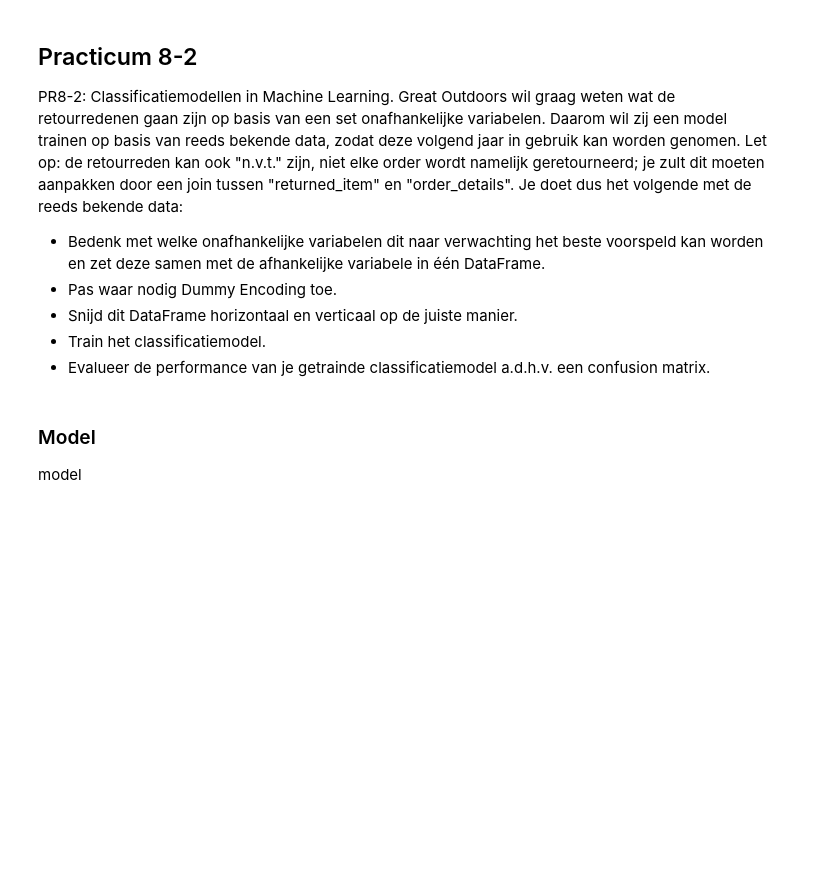
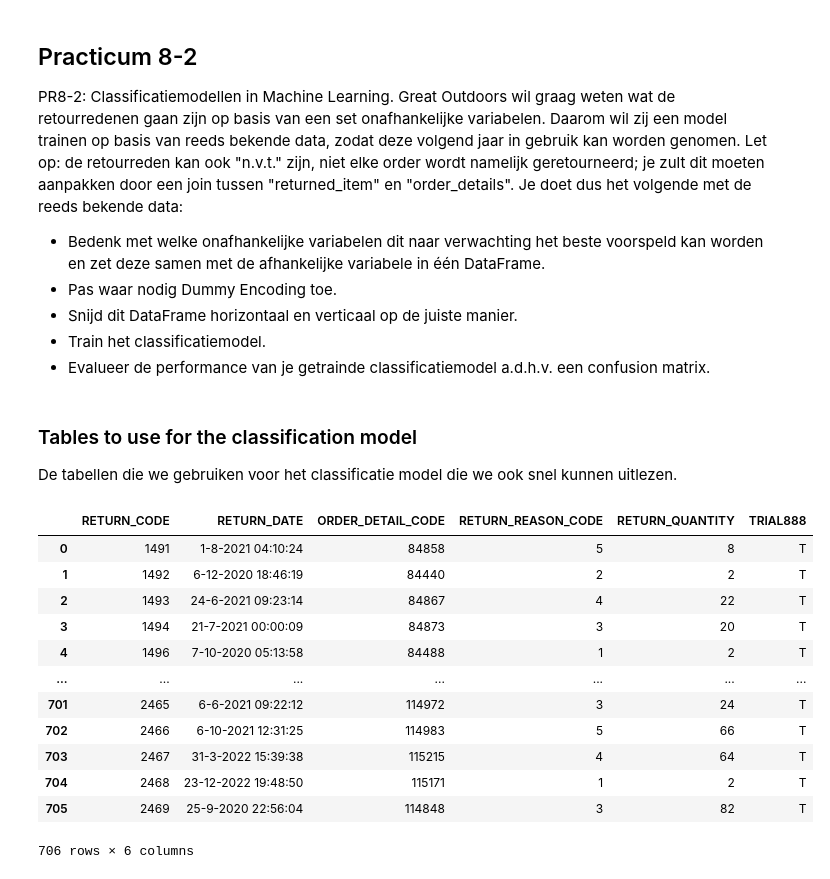
Before and after one commit to RedIsGaming/deds_ml, a Jupyter notebook: src/main.ipynb, the cells around one changed output. Saved outputs shown, nothing was run; the diff lists cells and outputs as text; code cells hidden in the pictures; blank space fills up the shorter version.

```diff
--- a/src/main.ipynb
+++ b/src/main.ipynb
@@ -405,7 +406,3 @@ PR8-2: Classificatiemodellen in Machine Learning. Great Outdoors wil graag weten
 * Snijd dit DataFrame horizontaal en verticaal op de juiste manier.
 * Train het classificatiemodel.
 * Evalueer de performance van je getrainde classificatiemodel a.d.h.v. een confusion matrix.
-# %% [markdown]
-### Model
-
-model
@@ -438,0 +409,33 @@ model
+# %% [markdown]
+### Tables to use for the classification model
+
+De tabellen die we gebruiken voor het classificatie model die we ook snel kunnen uitlezen.
+# %%
+# return_reason
+# returned_item
+# order_details
+
+return_reason = pd.read_sql_query(f"SELECT * FROM return_reason", conn2)
+returned_item = pd.read_sql_query(f"SELECT * FROM returned_item", conn2)
+order_details = pd.read_sql_query(f"SELECT * FROM order_details", conn2)
+returned_item
+
+# TRIAL column not taken into account
+# return_reason => 2 columns
+# returned_item => 5 columns
+# order_details => 7 columns
+# 14 columns
+# %% [output]
+|  | RETURN_CODE | RETURN_DATE | ORDER_DETAIL_CODE | RETURN_REASON_CODE | RETURN_QUANTITY | TRIAL888 |
+| 0 | 1491 | 1-8-2021 04:10:24 | 84858 | 5 | 8 | T |
+| 1 | 1492 | 6-12-2020 18:46:19 | 84440 | 2 | 2 | T |
+| 2 | 1493 | 24-6-2021 09:23:14 | 84867 | 4 | 22 | T |
+| 3 | 1494 | 21-7-2021 00:00:09 | 84873 | 3 | 20 | T |
+| 4 | 1496 | 7-10-2020 05:13:58 | 84488 | 1 | 2 | T |
+| ... | ... | ... | ... | ... | ... | ... |
+| 701 | 2465 | 6-6-2021 09:22:12 | 114972 | 3 | 24 | T |
+| 702 | 2466 | 6-10-2021 12:31:25 | 114983 | 5 | 66 | T |
+| 703 | 2467 | 31-3-2022 15:39:38 | 115215 | 4 | 64 | T |
+| 704 | 2468 | 23-12-2022 19:48:50 | 115171 | 1 | 2 | T |
+| 705 | 2469 | 25-9-2020 22:56:04 | 114848 | 3 | 82 | T |
+706 rows × 6 columns
```
Also changed, not shown: parts of 26 cells of this notebook, 1 other file.
